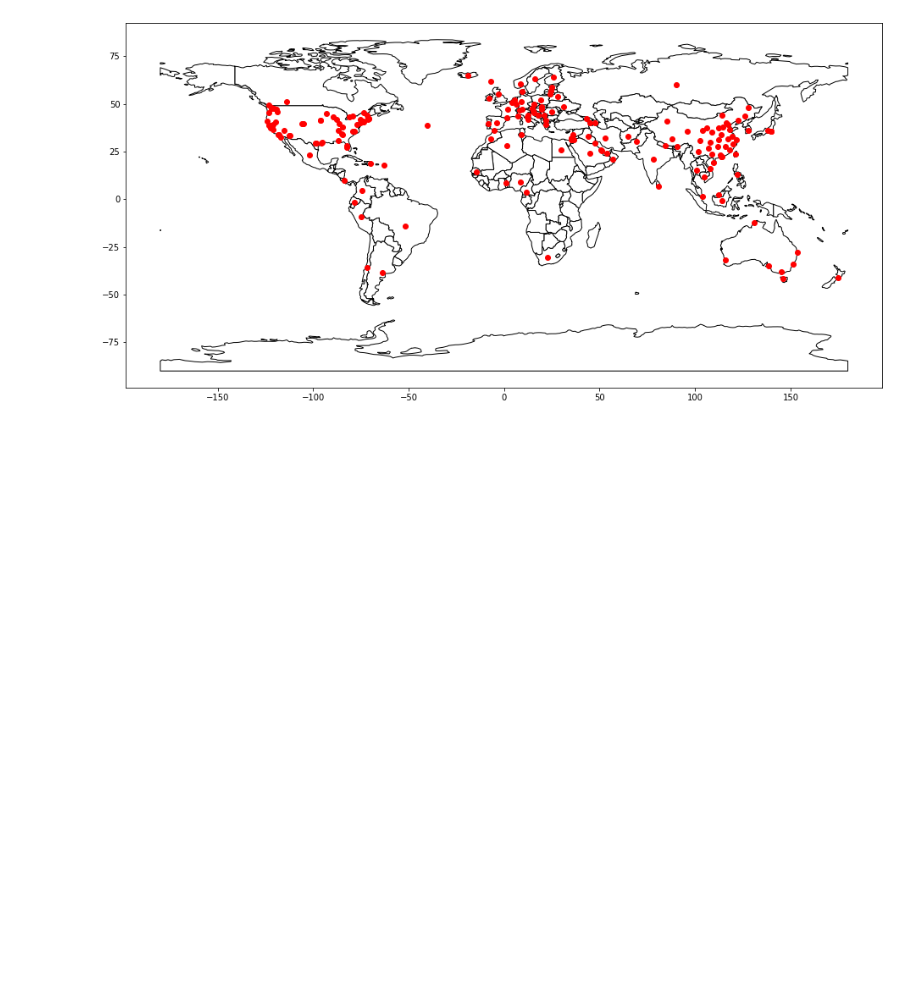
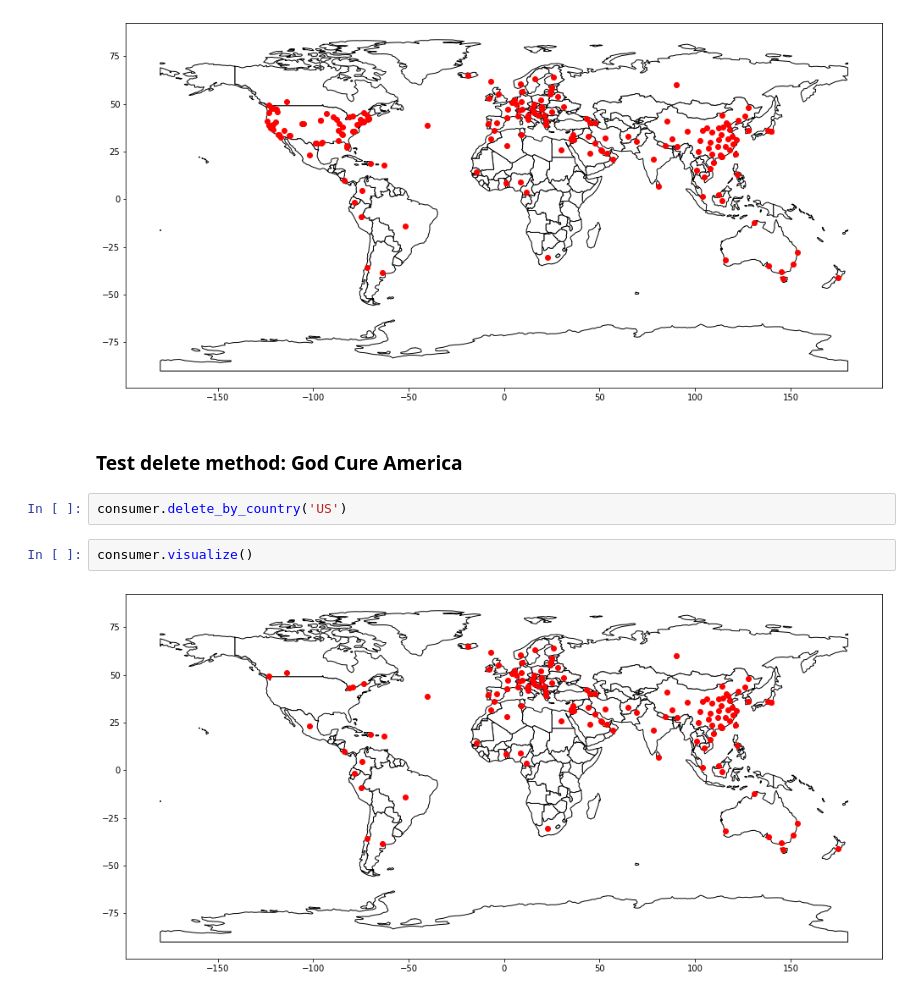
Before and after one commit to maoyuanli/covid19consume, a Jupyter notebook: covid19_api_consumer.ipynb, the cells around one changed output. Cells and saved outputs as stored; diff of their text form; blank space fills up the shorter version.

```diff
--- a/covid19_api_consumer.ipynb
+++ b/covid19_api_consumer.ipynb
@@ -35,3 +40,11 @@ consumer.post_json(FoundIn_MiddleOf_AtlanticOcean)
 consumer.visualize()
 # %% [output]
 [figure]
+# %% [markdown]
+### Test delete method: God Cure America
+# %%
+consumer.delete_by_country('US')
+# %%
+consumer.visualize()
+# %% [output]
+[figure, added]
```
Also changed, not shown: parts of 5 cells of this notebook, 1 other file.
